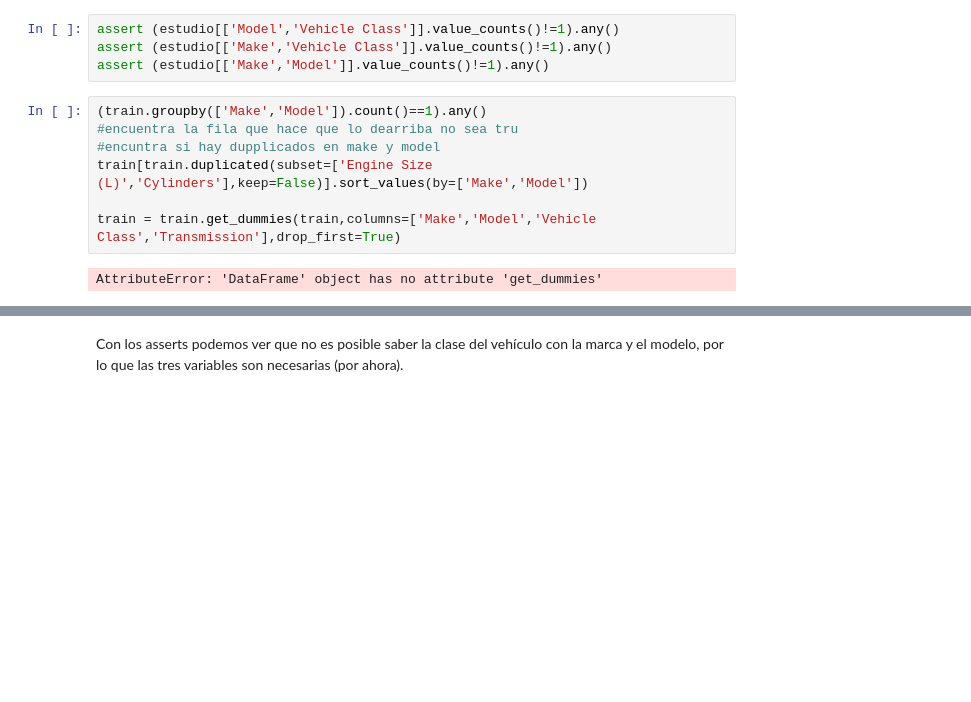
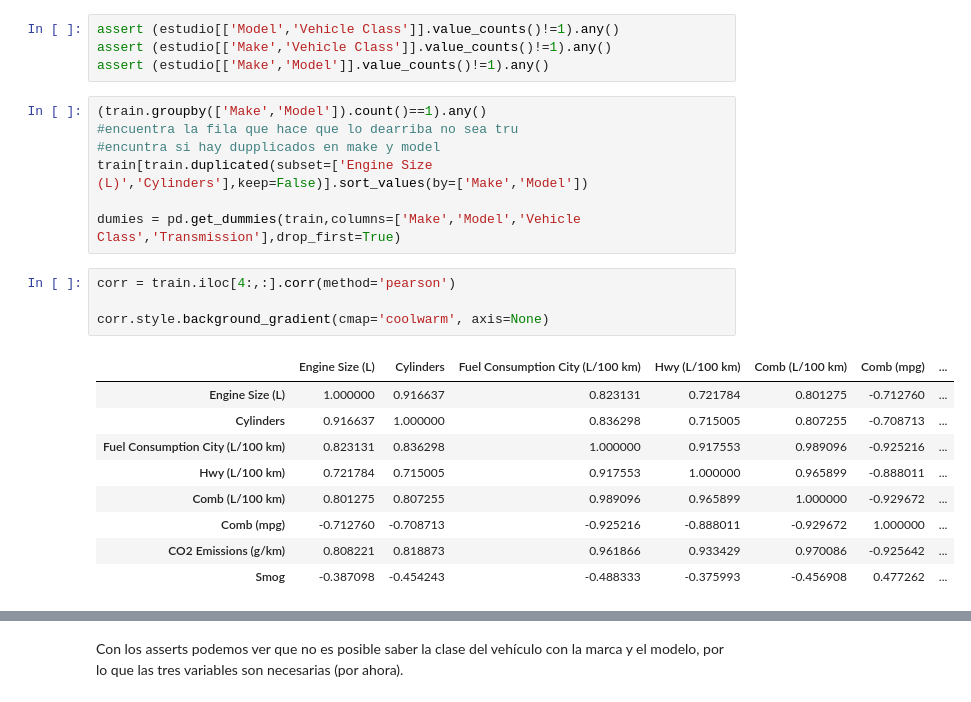
Before and after one commit to Kraslo/APAU_SMOG_PREDICTION_3RDGROUP, a Jupyter notebook: codigo/codigo_andy.ipynb, the cells around one changed output, grey strips where cells are left out. Cells and saved outputs as stored; diff of their text form; blank space fills up the shorter version.

```diff
--- a/codigo/codigo_andy.ipynb
+++ b/codigo/codigo_andy.ipynb
@@ -191,6 +192,18 @@ assert (estudio[['Make','Model']].value_counts()!=1).any()
 #encuntra si hay dupplicados en make y model
 train[train.duplicated(subset=['Engine Size (L)','Cylinders'],keep=False)].sort_values(by=['Make','Model'])
 
-train = train.get_dummies(train,columns=['Make','Model','Vehicle Class','Transmission'],drop_first=True)
+dumies = pd.get_dummies(train,columns=['Make','Model','Vehicle Class','Transmission'],drop_first=True)
-# %% [output]
-AttributeError: 'DataFrame' object has no attribute 'get_dummies'
+# %%
+corr = train.iloc[4:,:].corr(method='pearson')
+
+corr.style.background_gradient(cmap='coolwarm', axis=None)
+# %% [output]
+|  | Engine Size (L) | Cylinders | Fuel Consumption City (L/100 km) | Hwy (L/100 km) | Comb (L/100 km) | Comb (mpg) | ... |
+| Engine Size (L) | 1.000000 | 0.916637 | 0.823131 | 0.721784 | 0.801275 | -0.712760 | ... |
+| Cylinders | 0.916637 | 1.000000 | 0.836298 | 0.715005 | 0.807255 | -0.708713 | ... |
+| Fuel Consumption City (L/100 km) | 0.823131 | 0.836298 | 1.000000 | 0.917553 | 0.989096 | -0.925216 | ... |
+| Hwy (L/100 km) | 0.721784 | 0.715005 | 0.917553 | 1.000000 | 0.965899 | -0.888011 | ... |
+| Comb (L/100 km) | 0.801275 | 0.807255 | 0.989096 | 0.965899 | 1.000000 | -0.929672 | ... |
+| Comb (mpg) | -0.712760 | -0.708713 | -0.925216 | -0.888011 | -0.929672 | 1.000000 | ... |
+| CO2 Emissions (g/km) | 0.808221 | 0.818873 | 0.961866 | 0.933429 | 0.970086 | -0.925642 | ... |
+| Smog | -0.387098 | -0.454243 | -0.488333 | -0.375993 | -0.456908 | 0.477262 | ... |
```
Also changed, not shown: parts of 4 cells of this notebook, 3 other files.
